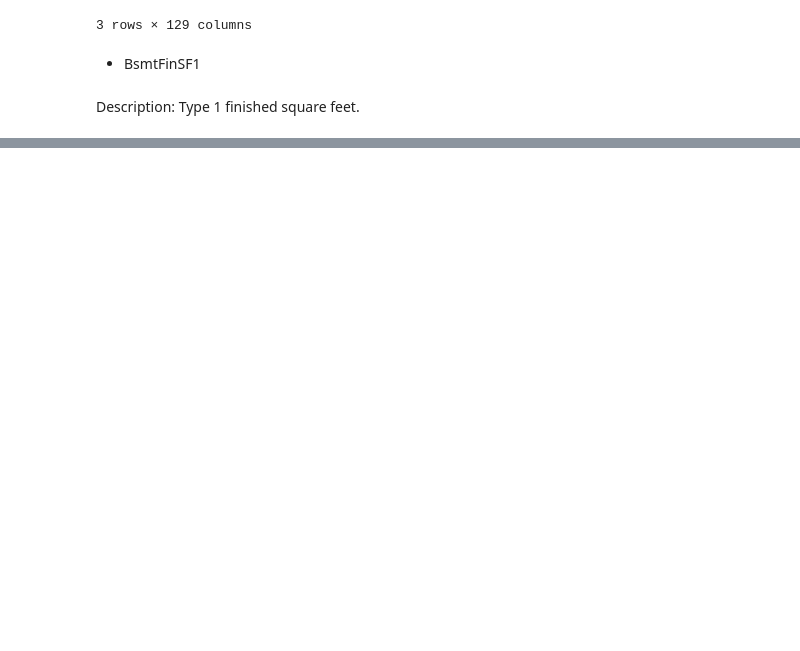
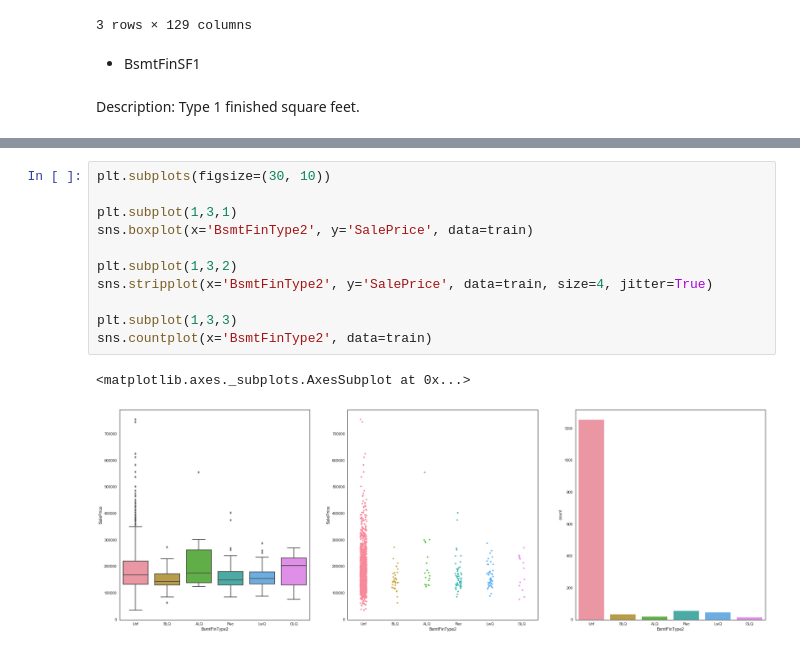
Before and after one commit to Frank-Walker/kaggle_kernel, a Jupyter notebook: House Price Prediction/kernel v 2.0.ipynb, the cells around one changed output, grey strips where cells are left out. Saved outputs shown, nothing was run; the diff lists cells and outputs as text; blank space fills up the shorter version.

```diff
--- a/House Price Prediction/kernel v 2.0.ipynb
+++ b/House Price Prediction/kernel v 2.0.ipynb
@@ -633,0 +670,14 @@ sns.barplot(x='LotShape', y='BsmtFinSF1', data=train, palette=mycols)
+# %%
+plt.subplots(figsize=(30, 10))
+
+plt.subplot(1,3,1)
+sns.boxplot(x='BsmtFinType2', y='SalePrice', data=train)
+
+plt.subplot(1,3,2)
+sns.stripplot(x='BsmtFinType2', y='SalePrice', data=train, size=4, jitter=True)
+
+plt.subplot(1,3,3)
+sns.countplot(x='BsmtFinType2', data=train)
+# %% [output]
+<matplotlib.axes._subplots.AxesSubplot at 0x...>
+[figure, added]
```
Also changed, not shown: parts of 42 cells of this notebook.
